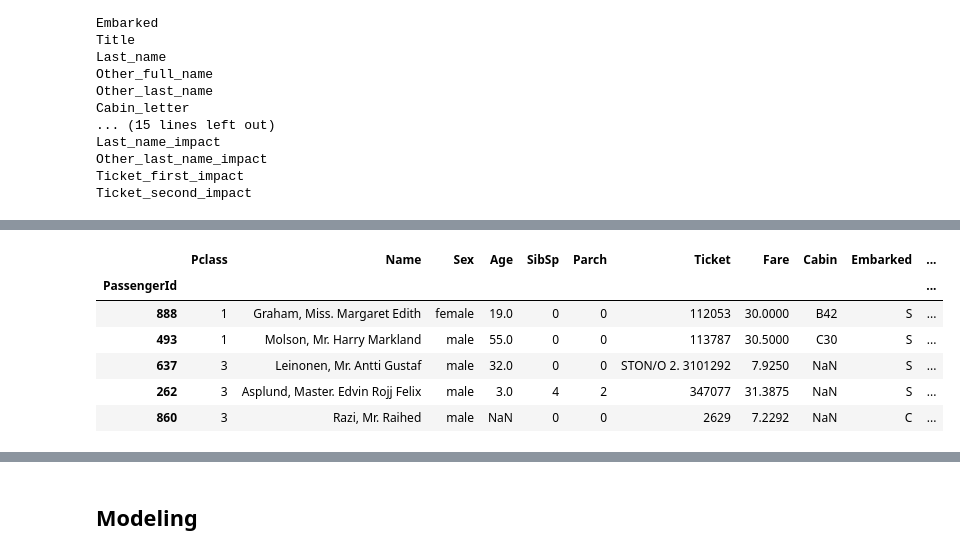
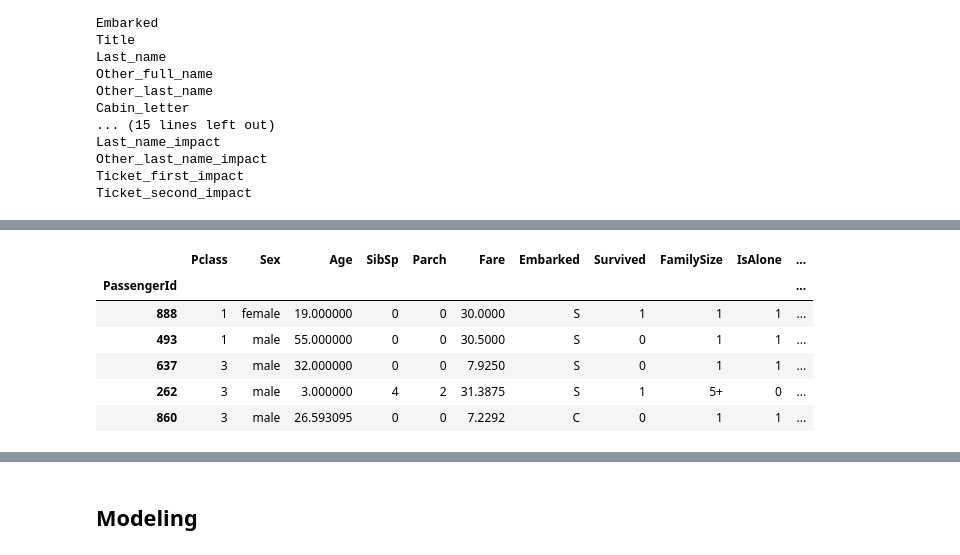
Before and after one commit to vchernoukhova/KaggleTitanicClassificationModel, a Jupyter notebook: My titanic model.ipynb, the cells around one changed output, grey strips where cells are left out. Drawn from its saved outputs; the diff is of its cells as text; code cells hidden in the pictures.

```diff
--- a/My titanic model.ipynb
+++ b/My titanic model.ipynb
@@ -70,8 +72,13 @@ X = data.drop ('Survived', 1)
 random = 1992
 test_prc = 0.2
 
+if UseCalibration==1:
+    calib_size = 0.1
+else:
+    calib_size = 0
+
 X_train , X_test, y_train, y_test = train_test_split(X, y, test_size = test_prc, random_state = random)
-X_train , X_calib, y_train, y_calib = train_test_split(X_train, y_train, test_size = 0.1, random_state = random + 50)
+X_train , X_calib, y_train, y_calib = train_test_split(X_train, y_train, test_size = calib_size, random_state = random + 50)
 # %%
 data_train = X_train
 data_train['Survived'] = y_train
@@ -82,6 +89,8 @@ data_test['Survived'] = y_test
 data_calib = X_calib
 data_calib['Survived'] = y_calib
 
-datasets_all = [data_calib, data_train, data_test, scoring]
-#datasets_all = [ data_train, data_test, scoring]
+if UseCalibration==1:
+    datasets_all = [data_calib, data_train, data_test, scoring]
+else:
+    datasets_all = [data_train, data_test, scoring]
 # %%
@@ -175,14 +186,19 @@ for data in datasets_all:
 # %%
 ##### Imputations (for regression imputer your columns have to have the proper format)
 
-data_calib = impute_most_frequent (data_calib, 'Embarked')
 data_train = impute_most_frequent (data_train, 'Embarked')
 data_test = impute_most_frequent (data_test, 'Embarked')
 scoring = impute_most_frequent (scoring, 'Embarked')
 
-data_calib = impute_regressor(data_calib, 'Age', 1)
+if UseCalibration==1:
+    data_calib = impute_most_frequent (data_calib, 'Embarked')
+
+
 data_train = impute_regressor(data_train, 'Age', 1)
 data_test = impute_regressor(data_test, 'Age', 1)
 scoring = impute_regressor(scoring, 'Age', 1)
+if UseCalibration==1:
+    data_calib = impute_regressor(data_calib, 'Age', 1)
+
 
 scoring = impute_regressor(scoring, 'Fare', 0)
@@ -212,21 +229,23 @@ variables_to_delete = ['Name', 'Ticket', 'Cabin', 'Last_name','Other_full_name',
 
 for variable in variables_to_delete:
 
-    data_calib = data_calib.drop (variable, 1) # 1 for columns, 0 for rows
-    data_train = data_train.drop (variable, 1)
+    data_train = data_train.drop (variable, 1) # 1 for columns, 0 for rows
     data_test = data_test.drop (variable, 1)
     scoring = scoring.drop (variable, 1)
+
+    if UseCalibration==1:
+        data_calib = data_calib.drop (variable, 1)
 # %%
-X_train.to_csv('check.csv', index = True, header = True)
-X_train.head()
+data_train.to_csv('check.csv', index = True, header = True)
+data_train.head()
 # %% [output]
-|  | Pclass | Name | Sex | Age | SibSp | Parch | Ticket | Fare | Cabin | Embarked | ... |
+|  | Pclass | Sex | Age | SibSp | Parch | Fare | Embarked | Survived | FamilySize | IsAlone | ... |
 | PassengerId |  |  |  |  |  |  |  |  |  |  | ... |
-| 888 | 1 | Graham, Miss. Margaret Edith | female | 19.0 | 0 | 0 | 112053 | 30.0000 | B42 | S | ... |
-| 493 | 1 | Molson, Mr. Harry Markland | male | 55.0 | 0 | 0 | 113787 | 30.5000 | C30 | S | ... |
-| 637 | 3 | Leinonen, Mr. Antti Gustaf | male | 32.0 | 0 | 0 | STON/O 2. 3101292 | 7.9250 | NaN | S | ... |
-| 262 | 3 | Asplund, Master. Edvin Rojj Felix | male | 3.0 | 4 | 2 | 347077 | 31.3875 | NaN | S | ... |
-| 860 | 3 | Razi, Mr. Raihed | male | NaN | 0 | 0 | 2629 | 7.2292 | NaN | C | ... |
+| 888 | 1 | female | 19.000000 | 0 | 0 | 30.0000 | S | 1 | 1 | 1 | ... |
+| 493 | 1 | male | 55.000000 | 0 | 0 | 30.5000 | S | 0 | 1 | 1 | ... |
+| 637 | 3 | male | 32.000000 | 0 | 0 | 7.9250 | S | 0 | 1 | 1 | ... |
+| 262 | 3 | male | 3.000000 | 4 | 2 | 31.3875 | S | 1 | 5+ | 0 | ... |
+| 860 | 3 | male | 26.593095 | 0 | 0 | 7.2292 | C | 0 | 1 | 1 | ... |
 # %%
 ShowTypes(data_train)
 # %% [output]
```
Also changed, not shown: parts of 20 cells of this notebook, 3 other files.
